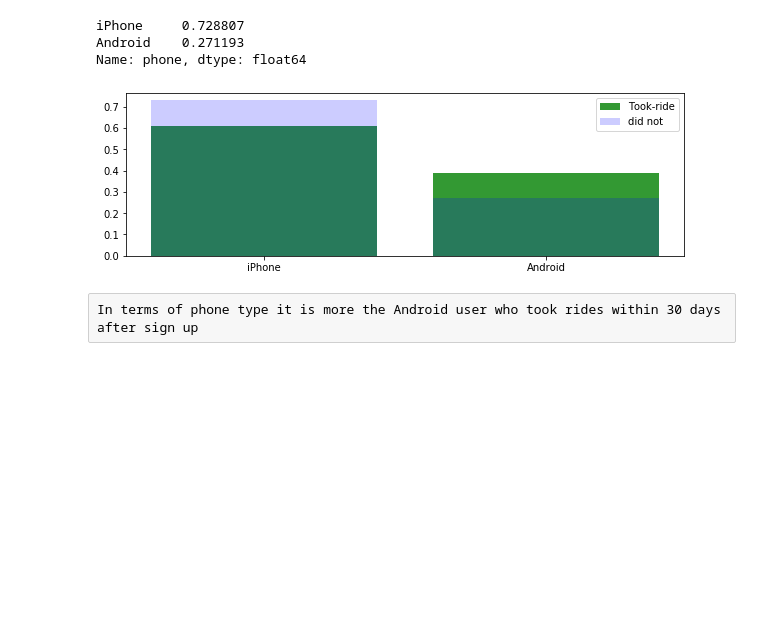
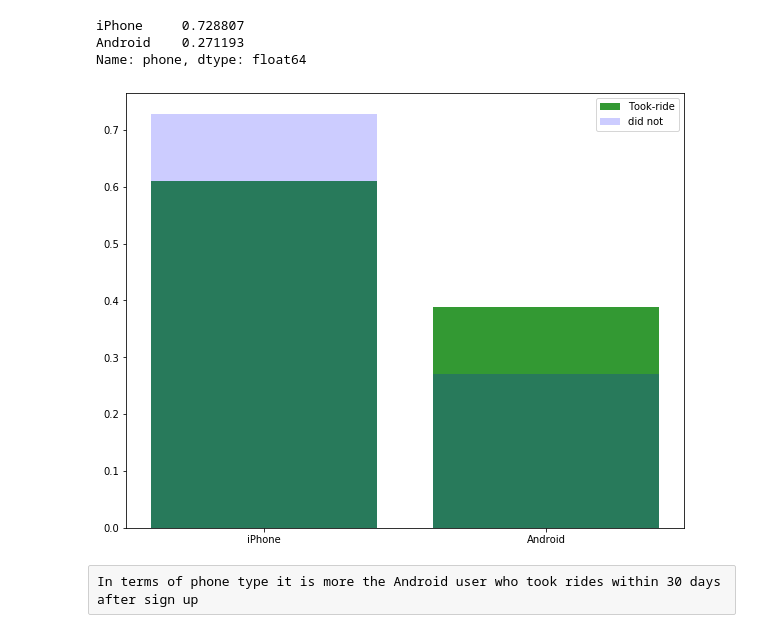
Before and after one commit to dsGitHubRepository/takehome_challenge_, a Jupyter notebook: take-home-predictive-modeling-g.ipynb, the cells around one changed output. Drawn from its saved outputs; the diff is of its cells as text; code cells hidden in the pictures; blank space fills up the shorter version.

```diff
--- a/take-home-predictive-modeling-g.ipynb
+++ b/take-home-predictive-modeling-g.ipynb
@@ -176,13 +176,13 @@ iPhone     0.728807
 Android    0.271193
 Name: phone, dtype: float64
 # %%
-plt.figure(figsize=(10,3))
+plt.figure(figsize=(10,8))
 plt.bar(phone_Y.index, phone_Y.values, label="Took-ride", color='green', alpha=0.8)
 plt.bar(phone_N.index, phone_N.values, label="did not", color='blue', alpha=0.2)
 plt.legend()
 plt.show()
 # %% [output]
-[figure, old version]
+[figure, new version]
 # %% [raw]
 In terms of phone type it is more the Android user who took rides within 30 days after sign up
 # %% [markdown]
```
Also changed, not shown: parts of 31 cells of this notebook.
